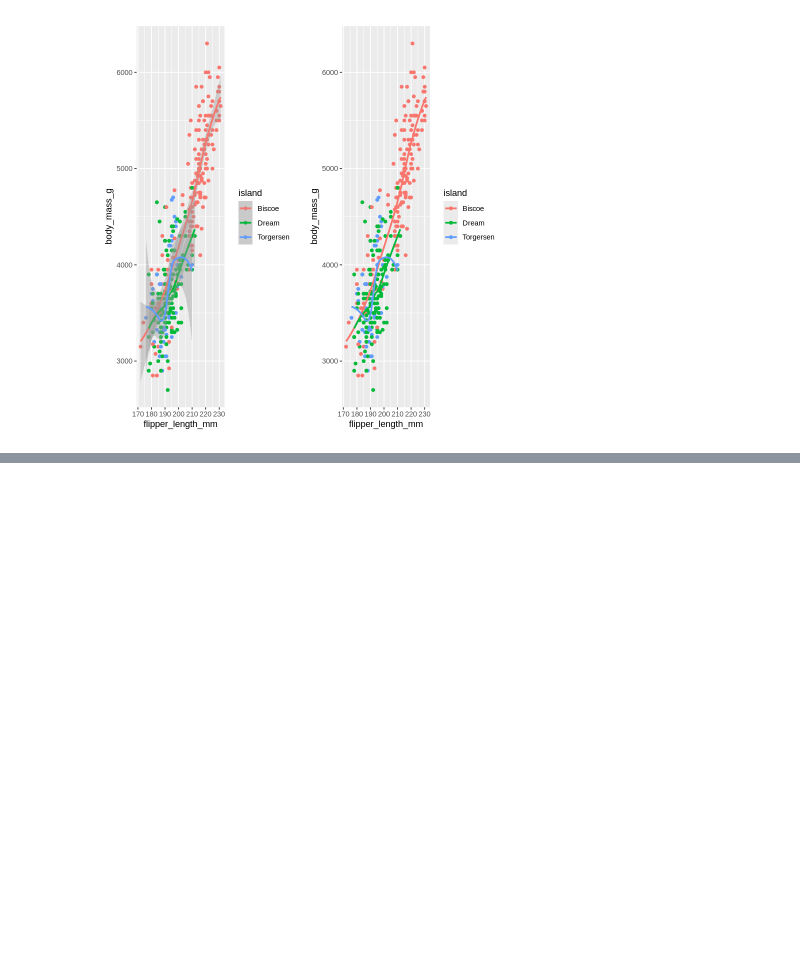
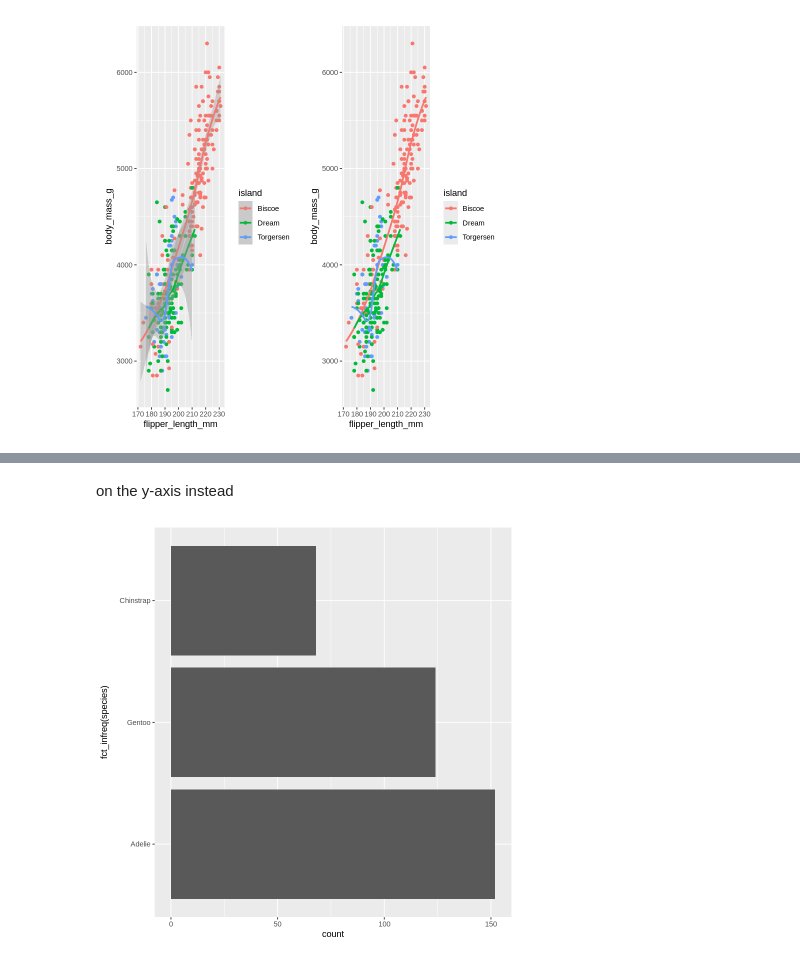
Before and after one commit to glennnoronha/R, a Jupyter notebook: data_visualization.ipynb, the cells around one changed output, grey strips where cells are left out. Saved outputs shown, nothing was run; the diff lists cells and outputs as text; code cells hidden in the pictures; blank space fills up the shorter version.

```diff
--- a/data_visualization.ipynb
+++ b/data_visualization.ipynb
@@ -259,0 +280,8 @@ Warning message:
+# %% [markdown]
+on the y-axis instead
+# %%
+penguins %>%
+  ggplot(aes(y = fct_infreq(species))) +
+  geom_bar()
+# %% [output]
+[figure, added]
```
Also changed, not shown: parts of 17 cells of this notebook.
